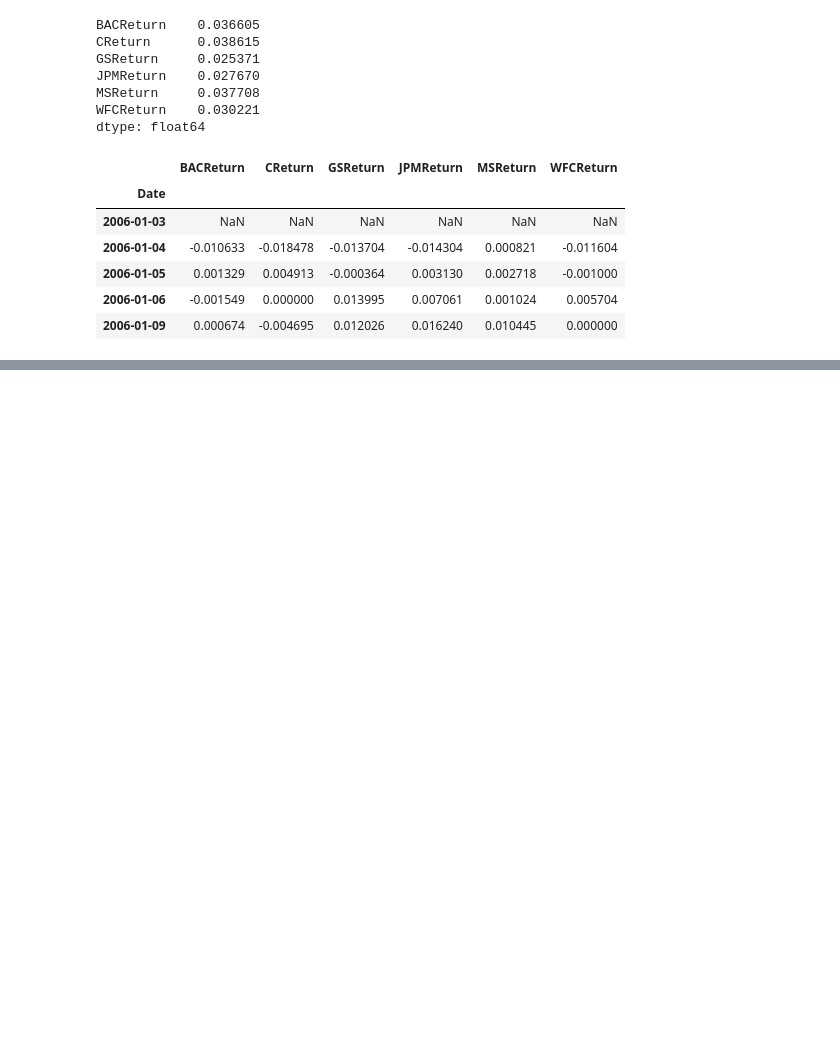
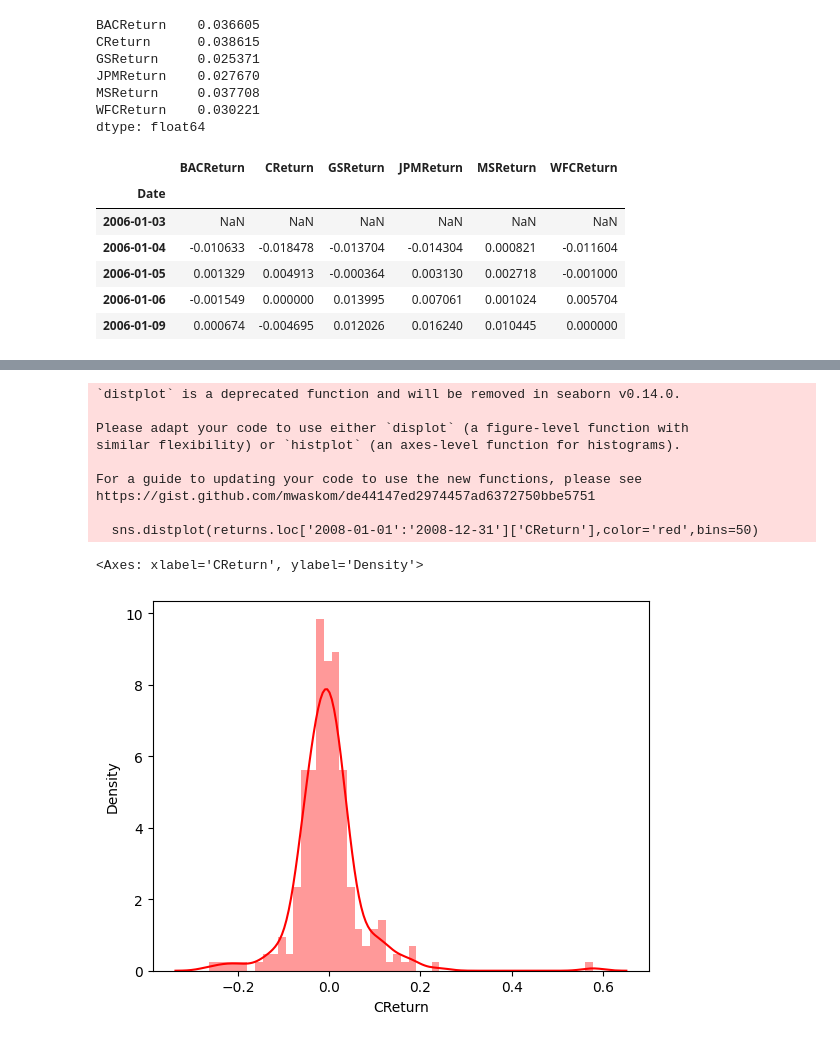
Before and after one commit to varad04/Data-Visualisation---Finance, a Jupyter notebook: Data_Visualisation_Finance.ipynb, the cells around one changed output, grey strips where cells are left out. Drawn from its saved outputs; the diff is of its cells as text; code cells hidden in the pictures; blank space fills up the shorter version.

```diff
--- a/Data_Visualisation_Finance.ipynb
+++ b/Data_Visualisation_Finance.ipynb
@@ -173,0 +201,15 @@ returns.head()
+# %%
+#for a specific group in 2008
+sns.distplot(returns.loc['2008-01-01':'2008-12-31']['CReturn'],color='red',bins=50)
+# %% [output]
+`distplot` is a deprecated function and will be removed in seaborn v0.14.0.
+
+Please adapt your code to use either `displot` (a figure-level function with
+similar flexibility) or `histplot` (an axes-level function for histograms).
+
+For a guide to updating your code to use the new functions, please see
+https://gist.github.com/mwaskom/de44147ed2974457ad6372750bbe5751
+
+  sns.distplot(returns.loc['2008-01-01':'2008-12-31']['CReturn'],color='red',bins=50)
+<Axes: xlabel='CReturn', ylabel='Density'>
+[figure, added]
```
Also changed, not shown: parts of 3 cells of this notebook.
